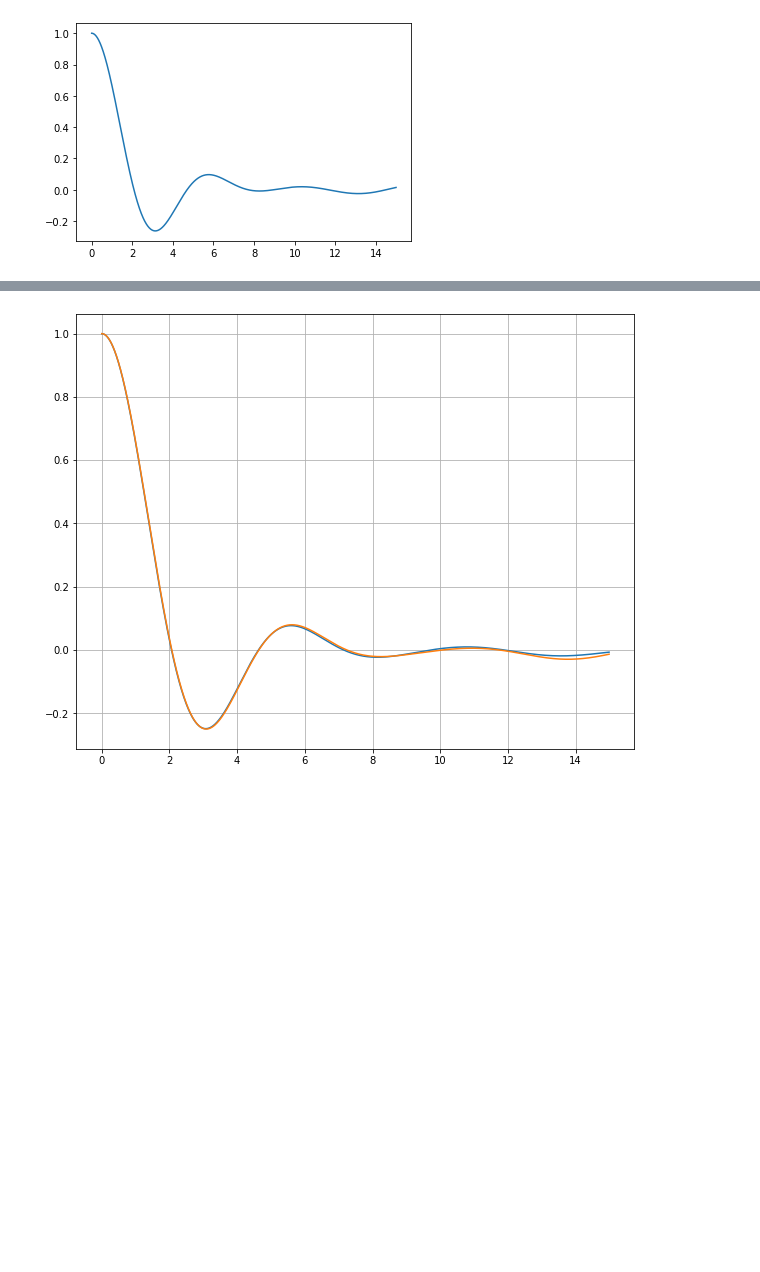
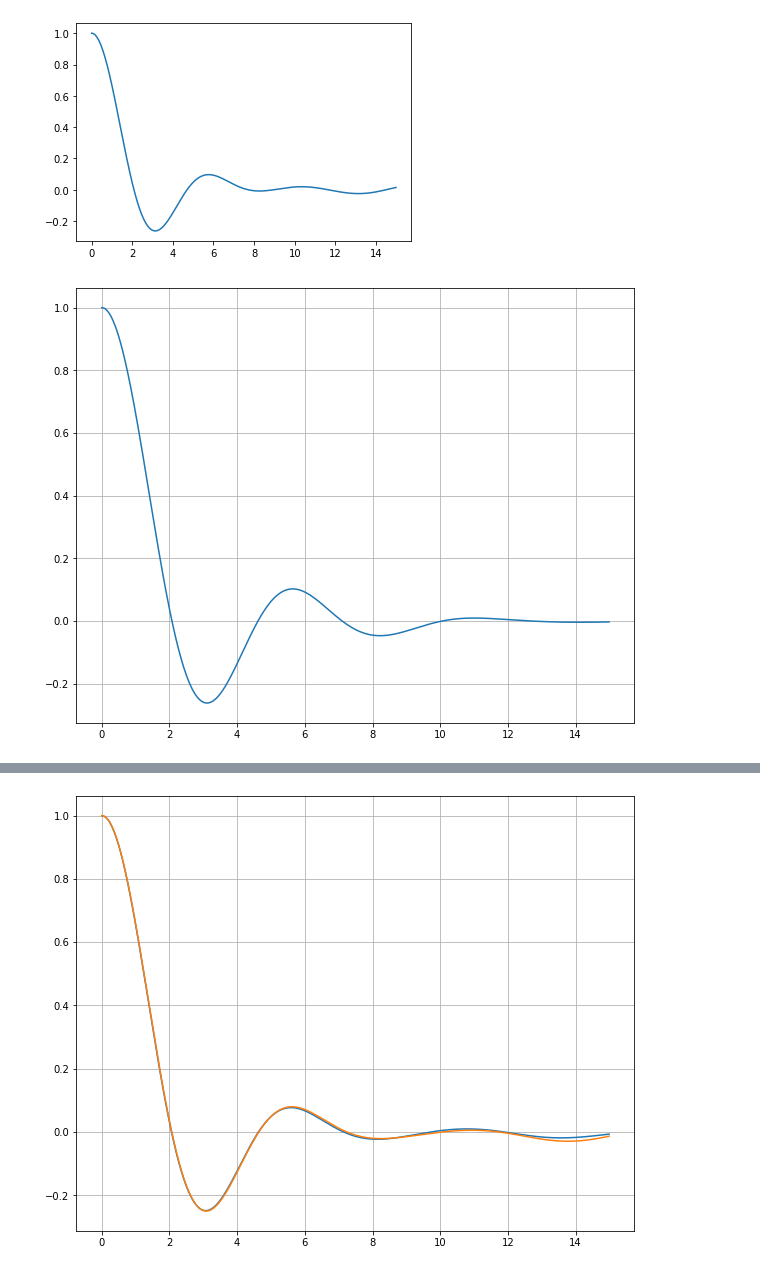
Before and after one commit to kirpar/Numerical-calculations-in-quantum-physics, a Jupyter notebook: Spins_chain.ipynb, the cells around one changed output, grey strips where cells are left out. Cells and saved outputs as stored; diff of their text form; code cells hidden in the pictures; blank space fills up the shorter version.

```diff
--- a/Spins_chain.ipynb
+++ b/Spins_chain.ipynb
@@ -150,7 +150,7 @@ plt.show()
 # %%
 s = np.sqrt(3) / 2
 slope = 1 / s / 20
-num_conditions = 100
+num_conditions = 1
 
 problem = Shredinger_chain_spins()
 problem.num_objects = 11
@@ -205,3 +205,29 @@ for state in tqdm(range(num_conditions)):
                                    s_0_z[state * problem.num_objects + n]]
                                   for n in range(problem.num_objects)])
     ans_pr_1.append(problem.run())
+# %%
+time_interval = 15
+problem_interval = 150
+f_array = []
+num_conditions = 100
+problem.discretization = 0.01
+for i in range(num_conditions):
+    M_x = ans_pr_1[i].sum(axis=0)[:, 0]
+    f = np.array([0 for _ in range(int(time_interval / problem.discretization))])
+    sum_border = int((problem_interval - time_interval) / problem.discretization)
+    for n in range(int(time_interval / problem.discretization)):
+        f[n] = M_x[:sum_border] @ M_x[n:sum_border + n] / problem.discretization
+    f_array.append(f)
+aver_f = np.array(f_array).sum(axis=0) / num_conditions
+F = aver_f / aver_f[0]
+t = [i * problem.discretization for i in range(len(F))]
+fig = plt.figure(figsize=(10,8))
+plt.plot(t, F)
+
+# half_conditions = int(num_conditions / 2)
+# half_aver_f = np.array(f_array[:half_conditions]).sum(axis=0) / half_conditions
+# half_F = half_aver_f / half_aver_f[0]
+# plt.plot(t, half_F)
+plt.grid()
+# %% [output]
+[figure, added]
```
Also changed, not shown: parts of 18 cells of this notebook.
